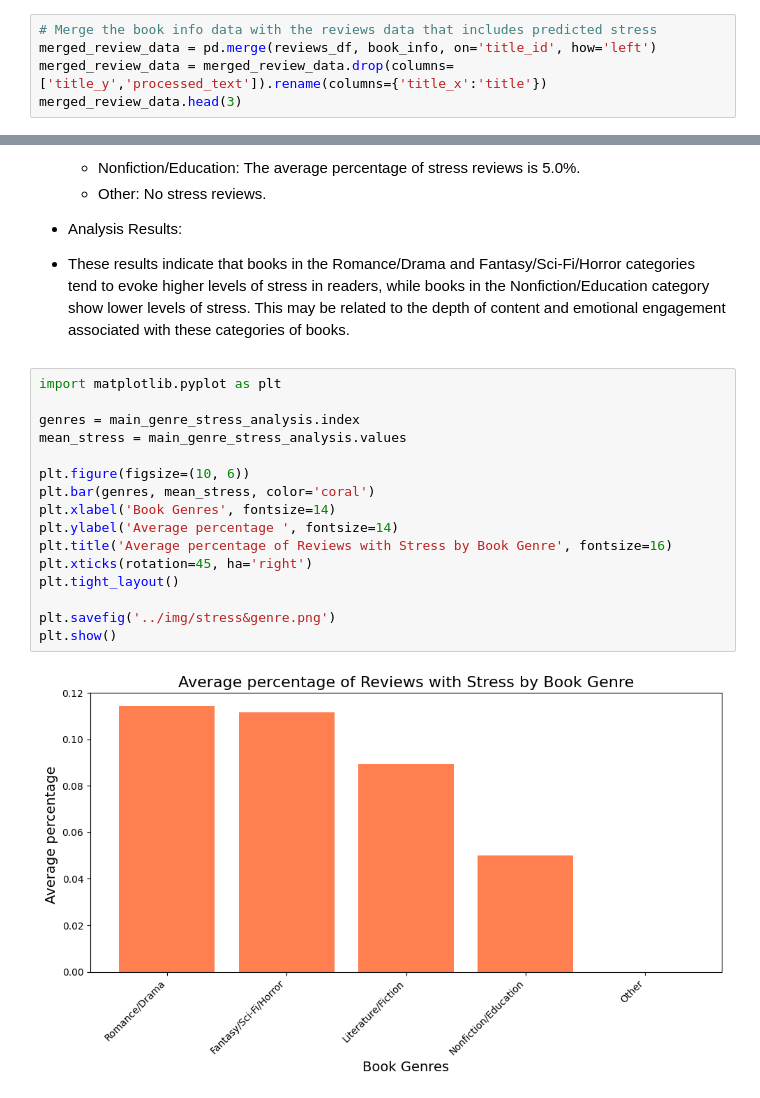
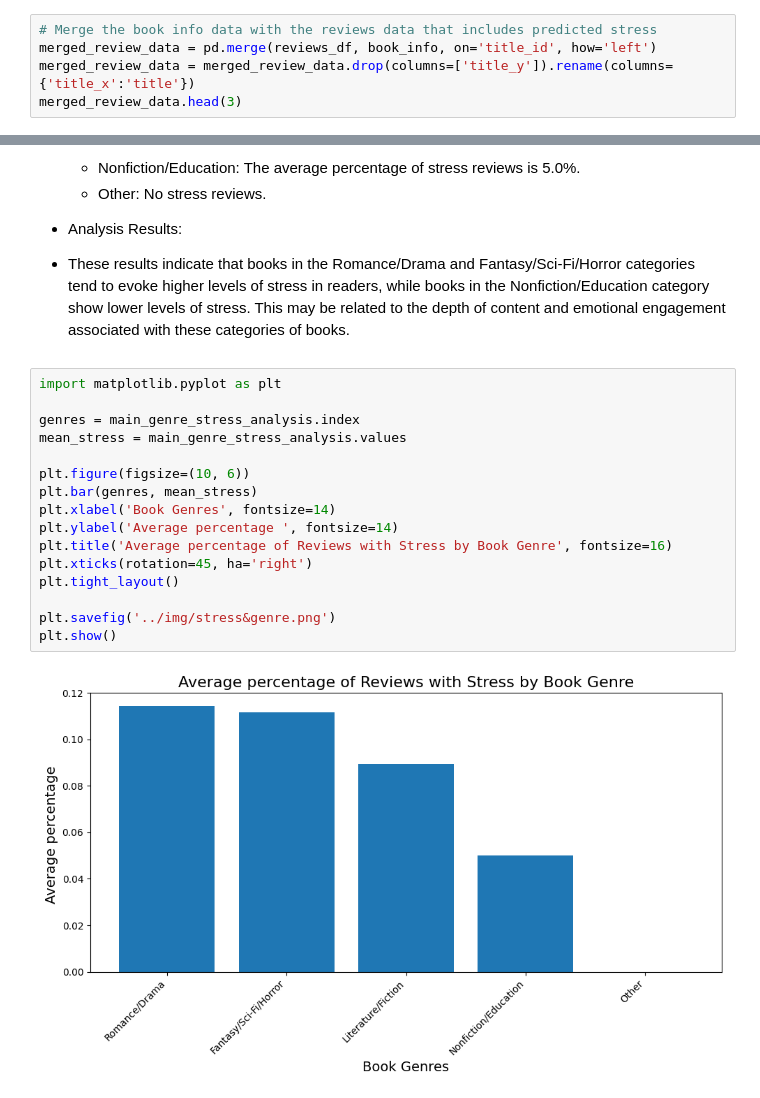
Before and after one commit to txiao9331/EmoLit, a Jupyter notebook: EDA&Tableau/EDA.ipynb, the cells around one changed output, grey strips where cells are left out. Drawn from its saved outputs; the diff is of its cells as text.

```diff
--- a/EDA&Tableau/EDA.ipynb
+++ b/EDA&Tableau/EDA.ipynb
@@ -38,6 +181,6 @@ plt.show()
 # %%
 # Merge the book info data with the reviews data that includes predicted stress
 merged_review_data = pd.merge(reviews_df, book_info, on='title_id', how='left')
-merged_review_data = merged_review_data.drop(columns=['title_y','processed_text']).rename(columns={'title_x':'title'})
+merged_review_data = merged_review_data.drop(columns=['title_y']).rename(columns={'title_x':'title'})
 merged_review_data.head(3)
 # %% [output]
@@ -172,18 +342,18 @@ Name: predicted_stress, dtype: float64
 # %%
 import matplotlib.pyplot as plt
 
 genres = main_genre_stress_analysis.index
 mean_stress = main_genre_stress_analysis.values
 
 plt.figure(figsize=(10, 6))
-plt.bar(genres, mean_stress, color='coral')
+plt.bar(genres, mean_stress)
 plt.xlabel('Book Genres', fontsize=14)
 plt.ylabel('Average percentage ', fontsize=14)
 plt.title('Average percentage of Reviews with Stress by Book Genre', fontsize=16)
 plt.xticks(rotation=45, ha='right')
 plt.tight_layout()
 
 plt.savefig('../img/stress&genre.png')
 plt.show()
 # %% [output]
-[figure, old version]
+[figure, new version]
```
Also changed, not shown: parts of 37 cells of this notebook, 7 other files.
